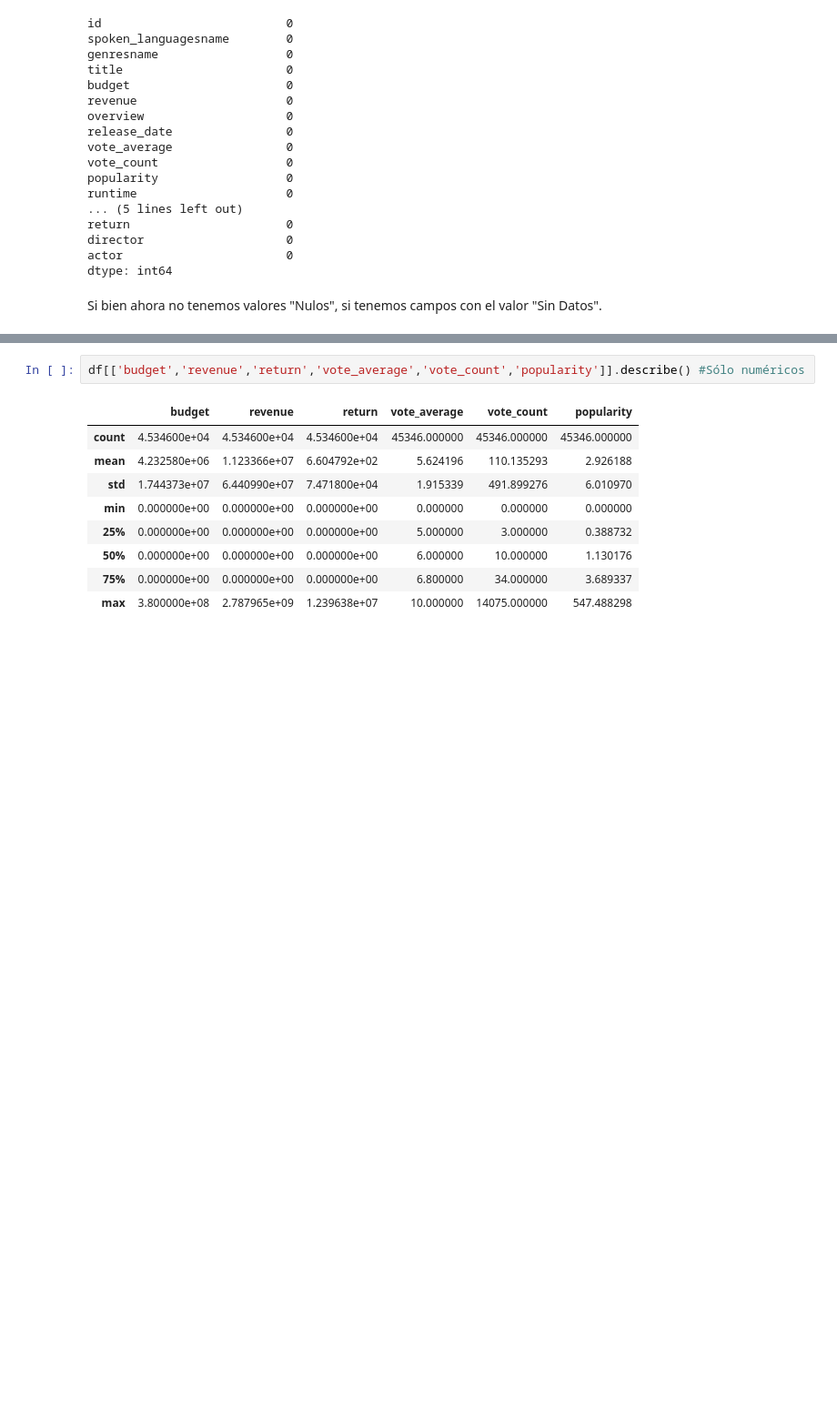
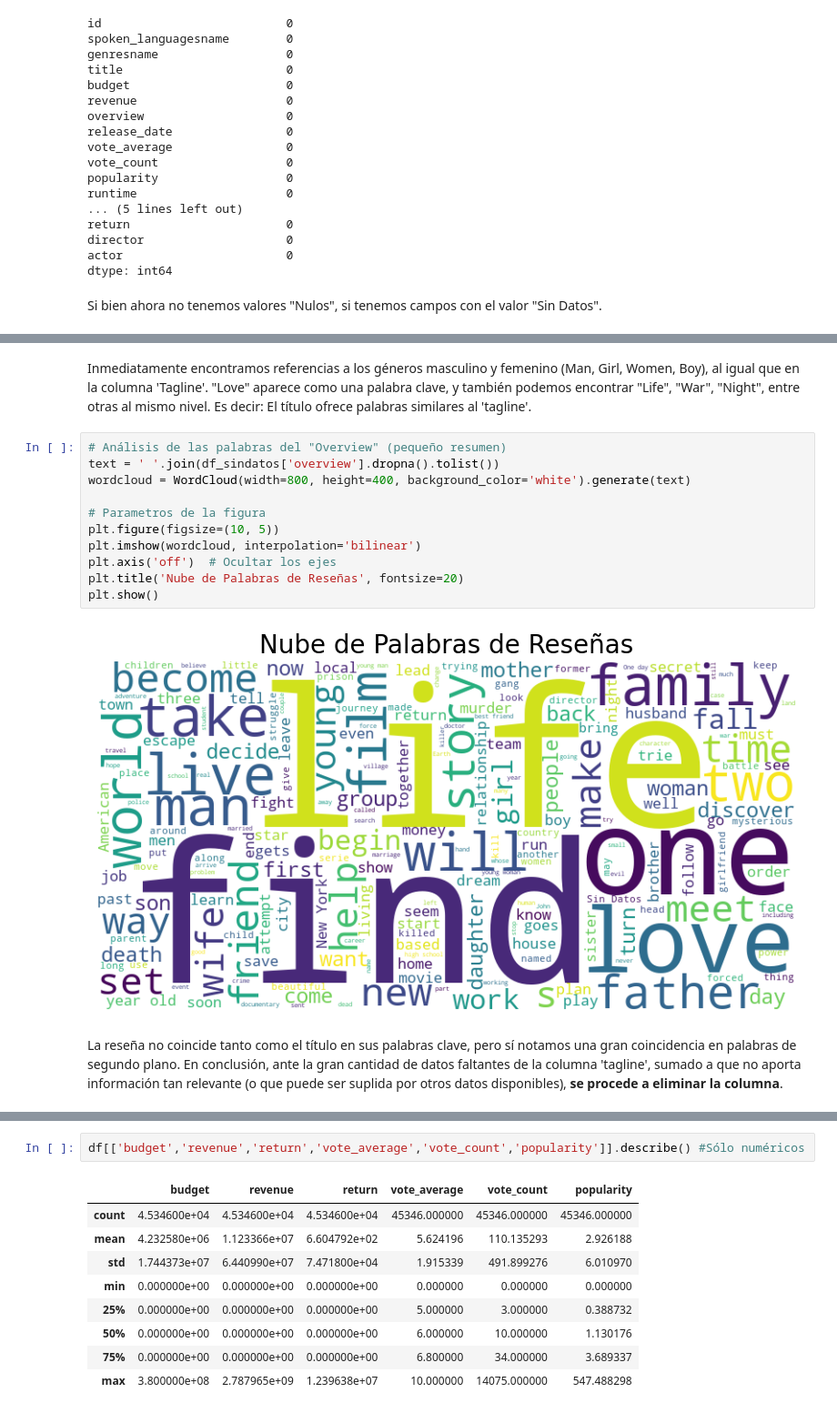
Before and after one commit to gastorellano/Proyect_MLOps, a Jupyter notebook: Notebooks/EDA.ipynb, the cells around one changed output, grey strips where cells are left out. Shown at 91% size. Saved outputs shown, nothing was run; the diff lists cells and outputs as text; blank space fills up the shorter version.

```diff
--- a/Notebooks/EDA.ipynb
+++ b/Notebooks/EDA.ipynb
@@ -213,0 +273,19 @@ Si bien ahora no tenemos valores "Nulos", si tenemos campos con el valor "Sin Da
+# %% [markdown]
+Inmediatamente encontramos referencias a los géneros masculino y femenino (Man, Girl, Women, Boy), al igual que en la columna 'Tagline'. "Love" aparece como una palabra clave, y también podemos encontrar "Life", "War", "Night", entre otras al mismo nivel.
+Es decir: El título ofrece palabras similares al 'tagline'.
+# %%
+# Análisis de las palabras del "Overview" (pequeño resumen)
+text = ' '.join(df_sindatos['overview'].dropna().tolist())
+wordcloud = WordCloud(width=800, height=400, background_color='white').generate(text)
+
+# Parametros de la figura
+plt.figure(figsize=(10, 5))
+plt.imshow(wordcloud, interpolation='bilinear')
+plt.axis('off')  # Ocultar los ejes
+plt.title('Nube de Palabras de Reseñas', fontsize=20)
+plt.show()
+# %% [output]
+[figure, added]
+# %% [markdown]
+La reseña no coincide tanto como el título en sus palabras clave, pero sí notamos una gran coincidencia en palabras de segundo plano.
+En conclusión, ante la gran cantidad de datos faltantes de la columna 'tagline', sumado a que no aporta información tan relevante (o que puede ser suplida por otros datos disponibles), **se procede a eliminar la columna**.
```
Also changed, not shown: parts of 8 cells of this notebook.
